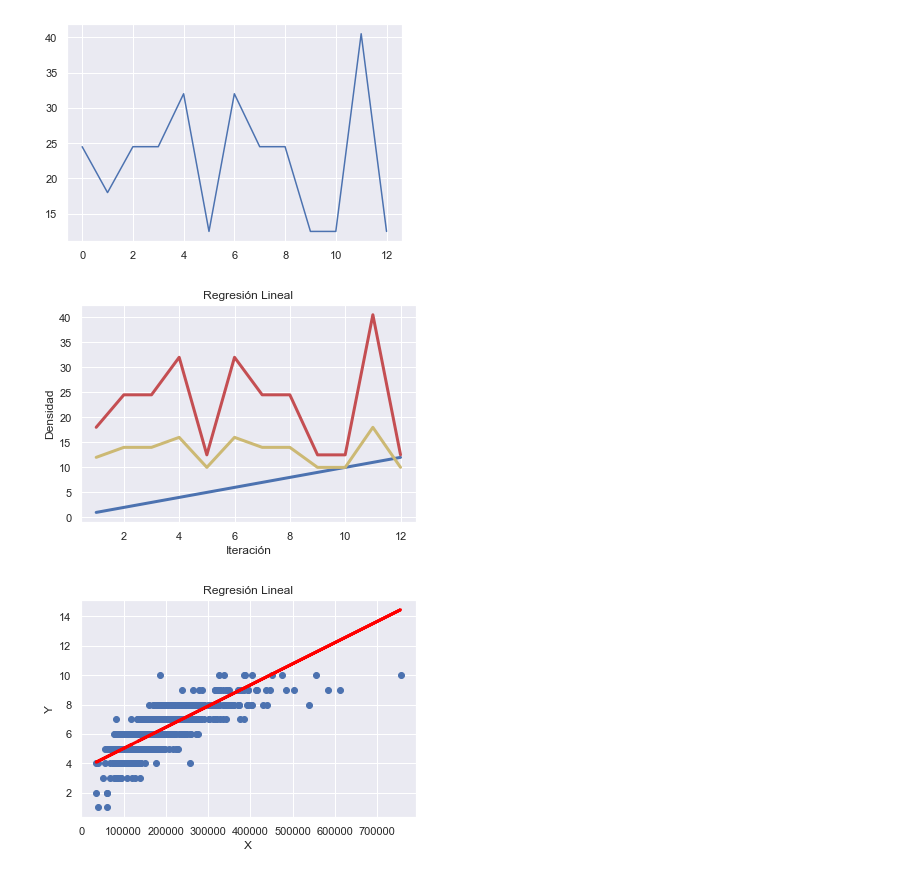
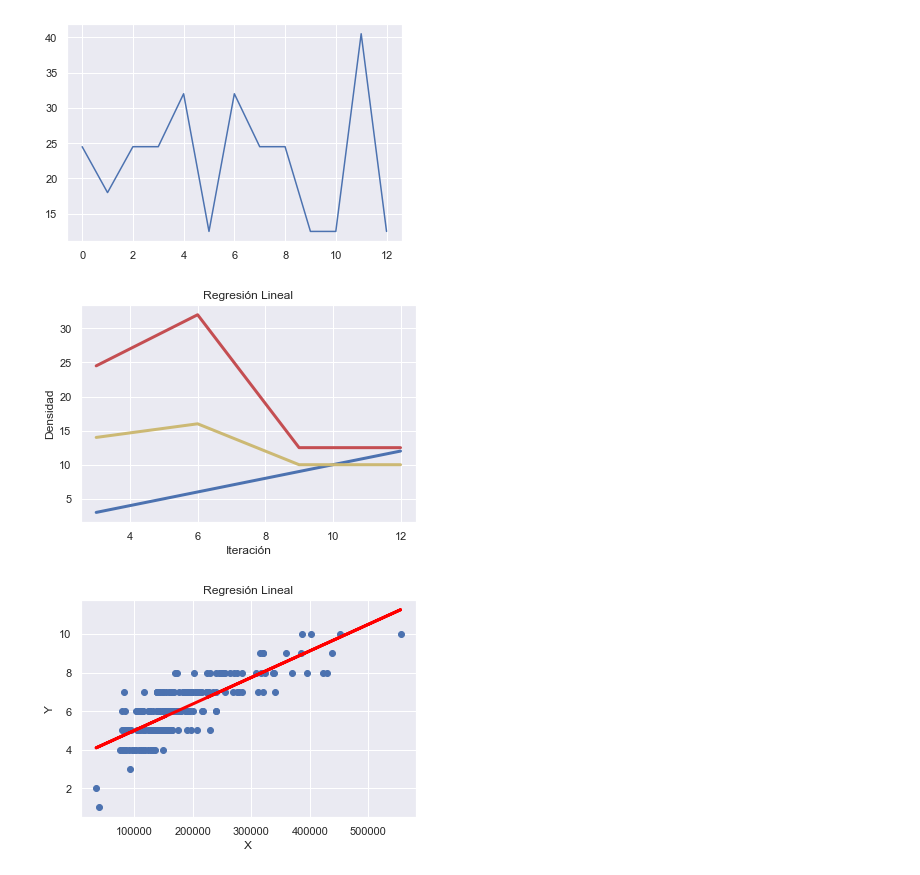
Before and after one commit to Marcot98/MaestriaDataScience, a Jupyter notebook: Ciencia de Datos en Python/Proyecto Final/Proyecto Final - Marco Escobar.ipynb, the cells around one changed output. Cells and saved outputs as stored; diff of their text form; code cells hidden in the pictures.

Commit message:
Cambio en el modelo de sklearn

```diff
--- a/Ciencia de Datos en Python/Proyecto Final/Proyecto Final - Marco Escobar.ipynb
+++ b/Ciencia de Datos en Python/Proyecto Final/Proyecto Final - Marco Escobar.ipynb
@@ -216,7 +222,7 @@ class my_regresion():
 
     def Sklear(self, X, Y, fltTrain):
         from sklearn.model_selection import train_test_split
-        #from sklearn.linear_model import LinearRegression
+        from sklearn.linear_model import LinearRegression
         #Separa datos entrenamiento y prueba
         Xi = []
         Yi = []
@@ -240,10 +246,10 @@ class my_regresion():
         #Valor de la intersección o coeficiente x
         self.lm.intercept_
         #Precisión del modelo
-        self.lm.score(X_train, y_train)
+        self.lm.score(self.X_train, self.y_train)
         #Graficamos los datos junto con el modelo
-        plt.scatter(X_test, y_test)
-        plt.plot(X_test, Y_pred, color='red', linewidth=3)
+        plt.scatter(self.X_test, self.y_test)
+        plt.plot(self.X_test, self.Y_pred, color='red', linewidth=3)
         plt.title('Regresión Lineal')
         plt.xlabel('X')
         plt.ylabel('Y')
@@ -279,13 +285,13 @@ my.Graf(my.diccionario, my.Error)
 # %% [output]
 [figure]
 # %%
-my.GrafIt(my.diccionario,1)
+my.GrafIt(my.diccionario,3)
 # %% [output]
-[figure, old version]
+[figure, new version]
 # %%
 my.Sklear(my.dsEntrenamiento[:,0],my.dsEntrenamiento[:,1],0.2)
 # %% [output]
-[figure, old version]
+[figure, new version]
 # %%
 my.CalY()
 # %%
```
Also changed, not shown: parts of 2 cells of this notebook.
